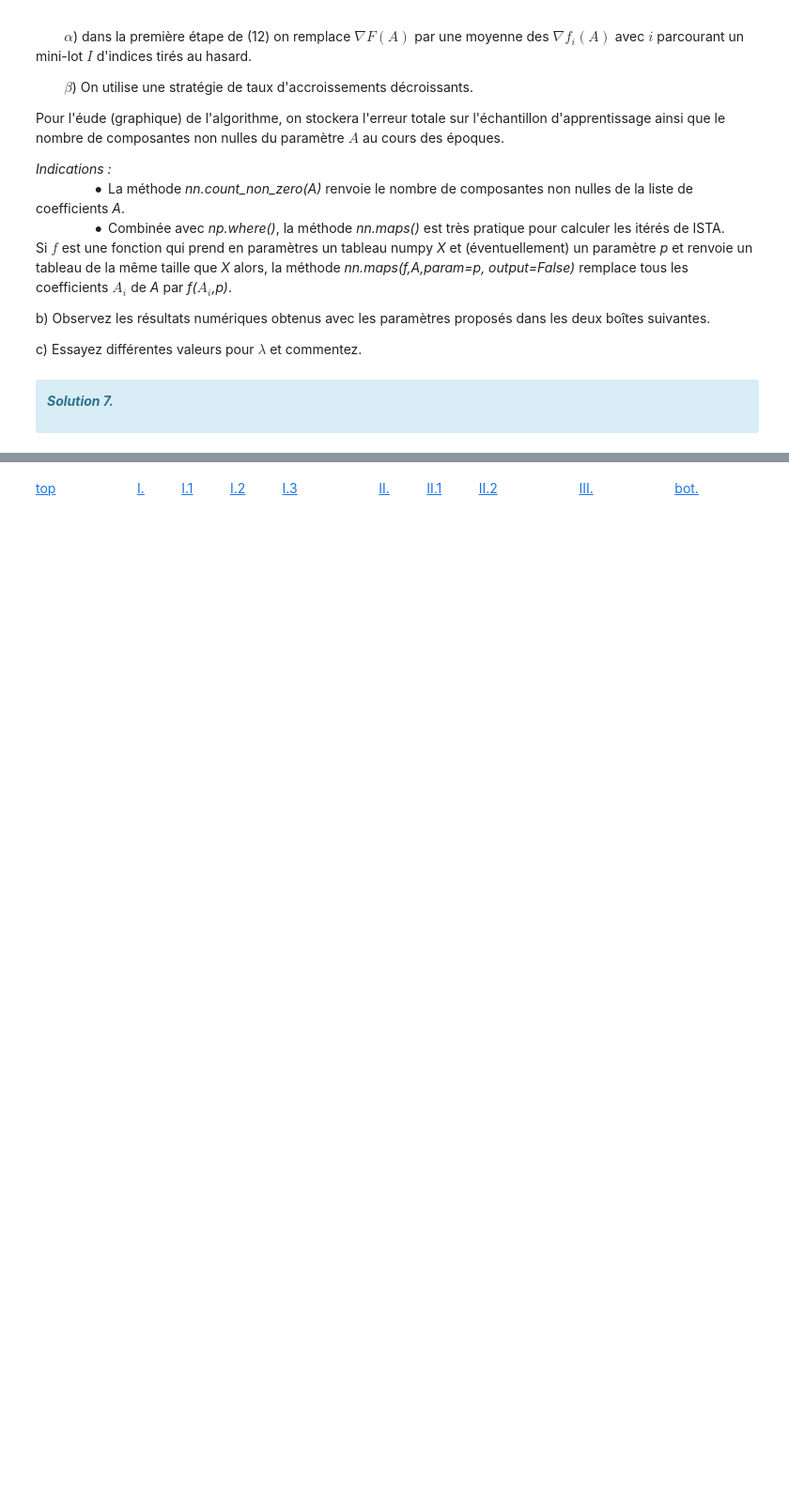
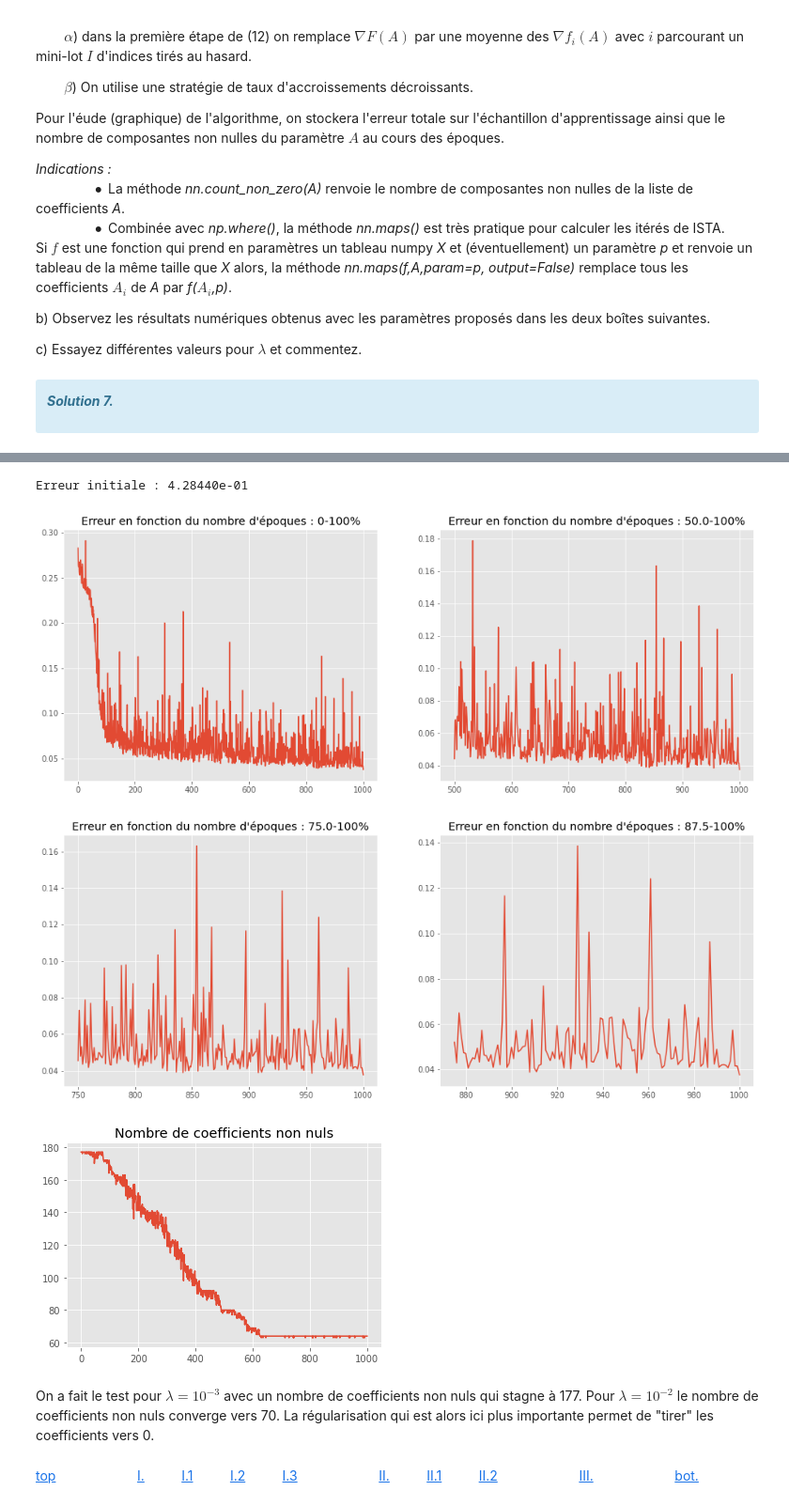
Before and after one commit to heez77/g3_optimisation, a Jupyter notebook: TP4_Gradient_stochastique_et_regularisation_l1.ipynb, the cells around one changed output, grey strips where cells are left out. Shown at 94% size. Saved outputs shown, nothing was run; the diff lists cells and outputs as text; code cells hidden in the pictures; blank space fills up the shorter version.

```diff
--- a/TP4_Gradient_stochastique_et_regularisation_l1.ipynb
+++ b/TP4_Gradient_stochastique_et_regularisation_l1.ipynb
@@ -896,3 +951,41 @@ nn= ToyNN(card = CardNodes, coef_bounds=(-1,1,-1,1),  chi="tanh", grid=(-1,1,41)
+# %%
+print(f"Erreur initiale : {Erreur[0]:1.5e}")
+
+plt.figure(figsize=(16,6))
+plt.subplot(121)
+debut = 1
+plt.plot(np.linspace(debut, nepoch,nepoch-debut + 1),Erreur[debut:])
+plt.title(f"Erreur en fonction du nombre d'époques : 0-100%")
+
+plt.subplot(122)
+debut = nepoch//2
+plt.plot(np.linspace(debut, nepoch,nepoch-debut + 1),Erreur[debut:])
+plt.title(f"Erreur en fonction du nombre d'époques : {debut*100/nepoch}-100%")
+plt.show()
+
+plt.figure(figsize=(16,6))
+plt.subplot(121)
+debut = 3*(nepoch//4)
+plt.plot(np.linspace(debut, nepoch,nepoch - debut + 1),Erreur[debut:])
+plt.title(f"Erreur en fonction du nombre d'époques : {debut*100/nepoch}-100%")
+
+plt.subplot(122)
+debut = 7*(nepoch//8)
+plt.plot(np.linspace(debut, nepoch,nepoch - debut + 1),Erreur[debut:])
+plt.title(f"Erreur en fonction du nombre d'époques : {debut*100/nepoch}-100%")
+plt.show()
+
+plt.figure()
+plt.plot(NZ)
+plt.title("Nombre de coefficients non nuls")
+plt.show()
+# %% [output]
+Erreur initiale : 4.28440e-01
+[figure, added]
+[figure, added]
+[figure, added]
+# %% [markdown]
+On a fait le test pour $\lambda = 10^{-3}$ avec un nombre de coefficients non nuls qui stagne à 177. Pour $\lambda = 10^{-2}$ le nombre de coefficients non nuls converge vers 70. La régularisation qui est alors ici plus importante permet de "tirer" les coefficients vers 0.
 # %% [markdown]
 <a id='bot'></a>
 <a href="#toc">top</a>
```
Also changed, not shown: parts of 13 cells of this notebook.
